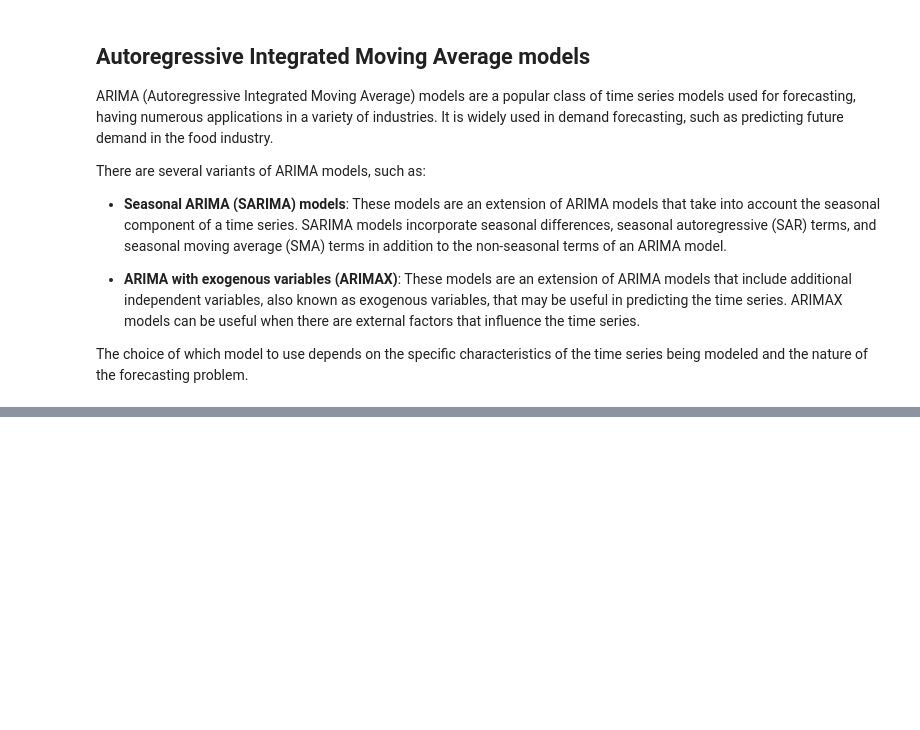
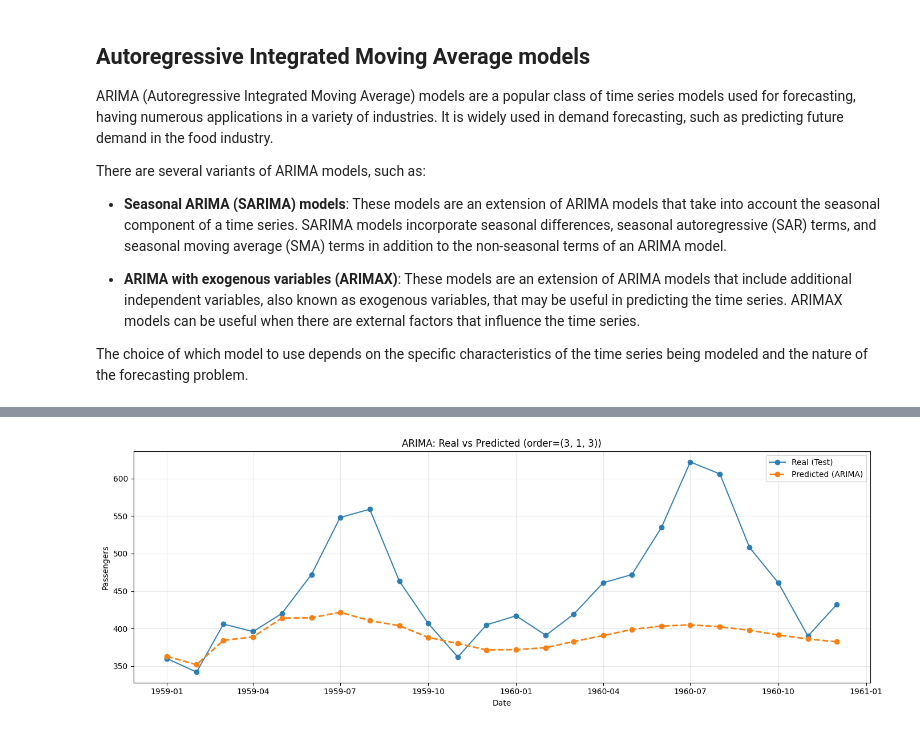
Before and after one commit to pedrojscardoso/MEEC_ISE_UALG_Introduction_to_data_science, a Jupyter notebook: 3-data-analysis/07_regression_in_TS.ipynb, the cells around one changed output, grey strips where cells are left out. Saved outputs shown, nothing was run; the diff lists cells and outputs as text; code cells hidden in the pictures; blank space fills up the shorter version.

```diff
--- a/3-data-analysis/07_regression_in_TS.ipynb
+++ b/3-data-analysis/07_regression_in_TS.ipynb
@@ -732,0 +949,11 @@ Let us see how to use Prophet for time series forecasting in Python.
+# %%
+import statsmodels.api as sm
+import pandas as pd
+
+# load airline passengers data
+df_passengers = pd.read_csv('./data/passengers_TS/passengers.csv', parse_dates=['Month']).drop(columns=['Unnamed: 0'], errors='ignore')
+series = df_passengers.set_index('Month')['#Passengers']
+
+# quick ARIMA example
+model = sm.tsa.arima.ARIMA(series, order=(1, 1, 1)).fit()
+print(model.summary())
@@ -732,0 +1046,17 @@ Let us see how to use Prophet for time series forecasting in Python.
+# %%
+# Forecast plotting (real vs predicted only)
+import matplotlib.pyplot as plt
+
+plt.figure(figsize=(14, 5))
+plt.plot(test.index, test.values, label='Real (Test)', alpha=0.9, marker='o')
+plt.plot(test.index, forecast.values, label='Predicted (ARIMA)', linestyle='--', linewidth=2, marker='o')
+
+plt.title(f'ARIMA: Real vs Predicted (order={best_order})')
+plt.xlabel('Date')
+plt.ylabel('Passengers')
+plt.legend()
+plt.grid(alpha=0.3)
+plt.tight_layout()
+plt.show()
+# %% [output]
+[figure, added]
```
Also changed, not shown: parts of 85 cells of this notebook, 2 other files.
